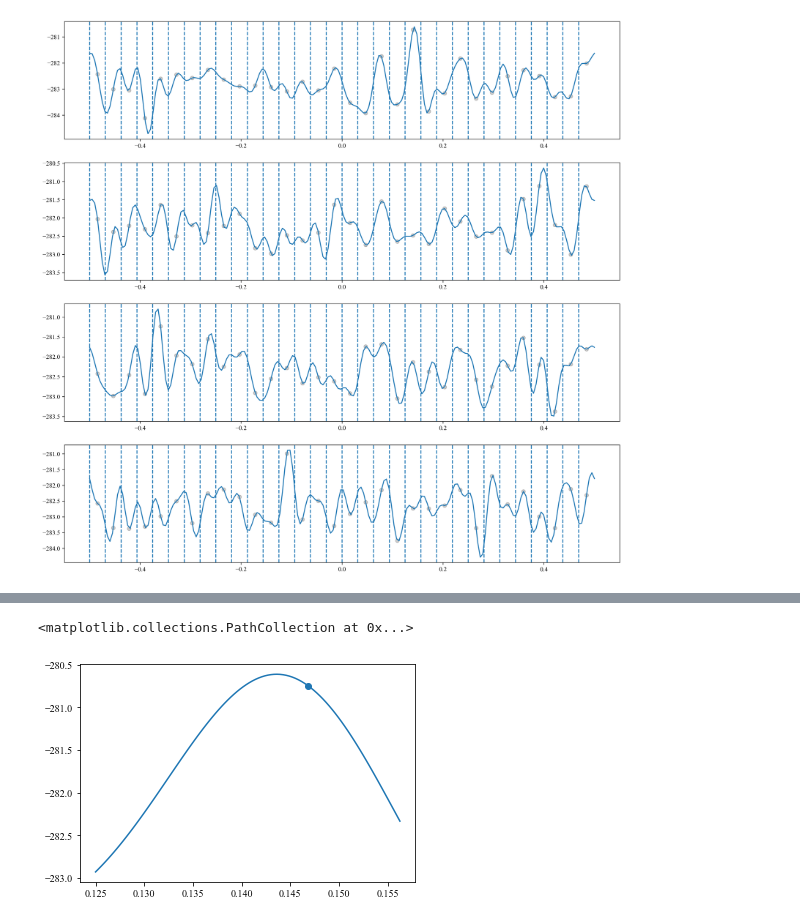
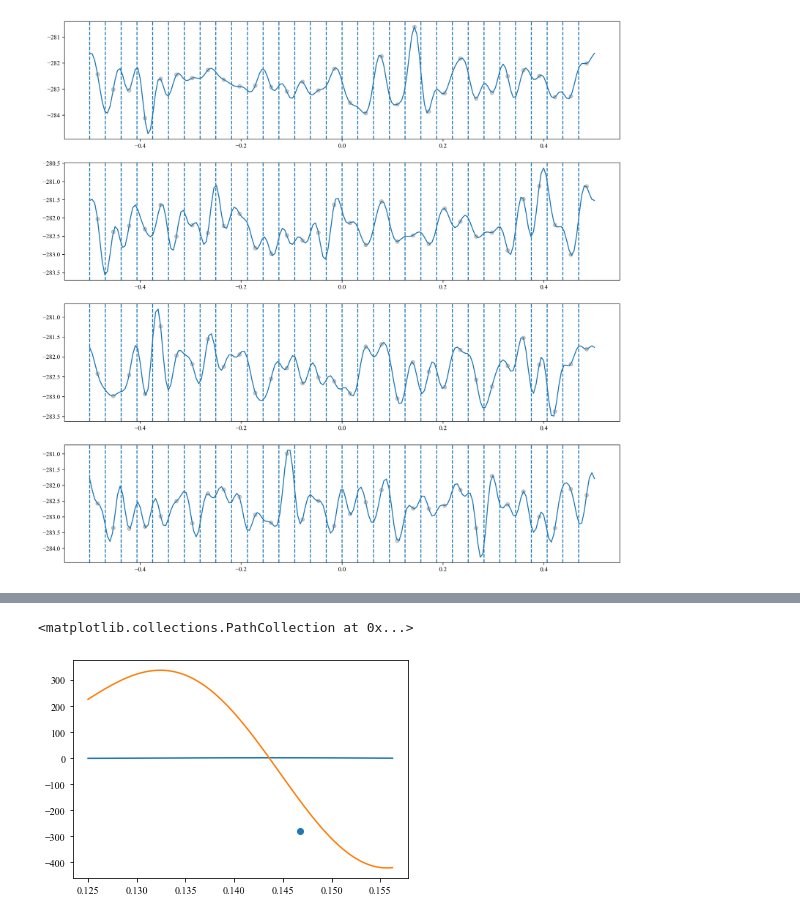
Before and after one commit to Brook1711/RIS-Angular-Domain, a Jupyter notebook: code_main/Alg.ipynb, the cells around one changed output, grey strips where cells are left out. Drawn from its saved outputs; the diff is of its cells as text; code cells hidden in the pictures.

```diff
--- a/code_main/Alg.ipynb
+++ b/code_main/Alg.ipynb
@@ -1521,0 +1516,4 @@ update_omega(0,4)
+# %%
+for l in range(L):
+    for m in range(M):
+        update_omega(l,m)
@@ -1521,0 +1538,23 @@ update_omega(0,4)
+# %%
+x = np.linspace(-0.5 + 0.00001, 0.5 - 0.00001, 200)
+Big_az = plt.figure(figsize=(16,16),dpi = 300)
+axes = []
+for l in range(L):
+    axes.append(plt.subplot(4,1,l+1))
+    plt.plot(x, np.array(F_L_list[l]))
+    for omega_g in Omega_grid:
+        plt.axvline(omega_g, linestyle = '--')
+    for m, Delta_omega_l in enumerate(Delta_Omega_container[l]):
+        plt.scatter(
+            Delta_omega_l+Omega_grid[m],
+            f_l(
+                YK=YK,
+                Mu = E_step_instance.Mu,
+                kappa=0.001,
+                omega_l= Delta_omega_l + Omega_grid[m],
+                l = l,
+                Delta_varphi= Delta_varphi_container
+            ),
+            color = 'black',
+            alpha=0.2
+        )
@@ -1522,30 +1563,47 @@ update_omega(0,4)
 # %%
 x_test = np.linspace(0.125, 0.15625, 100)
 y_test = []
 for x in x_test:
     y_test.append(
         f_l(
             YK=YK,
             Mu = E_step_instance.Mu,
             kappa= 0.001,
             omega_l= x,
             l = 0,
             Delta_varphi = Delta_varphi_container
         )
     )
+y_test = np.array(y_test)
+y_test = y_test - np.average(y_test)
+
+prime_y_test = []
+for x in x_test:
+    prime_y_test.append(
+        prime_f_l(
+            YK=YK,
+            Mu = E_step_instance.Mu,
+            kappa= 0.001,
+            omega_l= x,
+            l = 0,
+            Delta_varphi = Delta_varphi_container
+        )
+    )
+
 plt.plot(x_test, y_test)
+plt.plot(x_test, prime_y_test)
 plt.scatter(Omega_true_L[0], f_l(
         YK=YK,
         Mu = E_step_instance.Mu,
         kappa=0.001 ,
         omega_l= Omega_true_L[0],
         l = 0,
         Delta_varphi=Delta_varphi_container
     )
     )
 # %% [output]
 <matplotlib.collections.PathCollection at 0x...>
-[figure, old version]
+[figure, new version]
 # %%
 x_test = np.linspace(0.125, 0.15625, 99)
 prime_y_test = []
```
Also changed, not shown: parts of 10 cells of this notebook, 2 other files.
